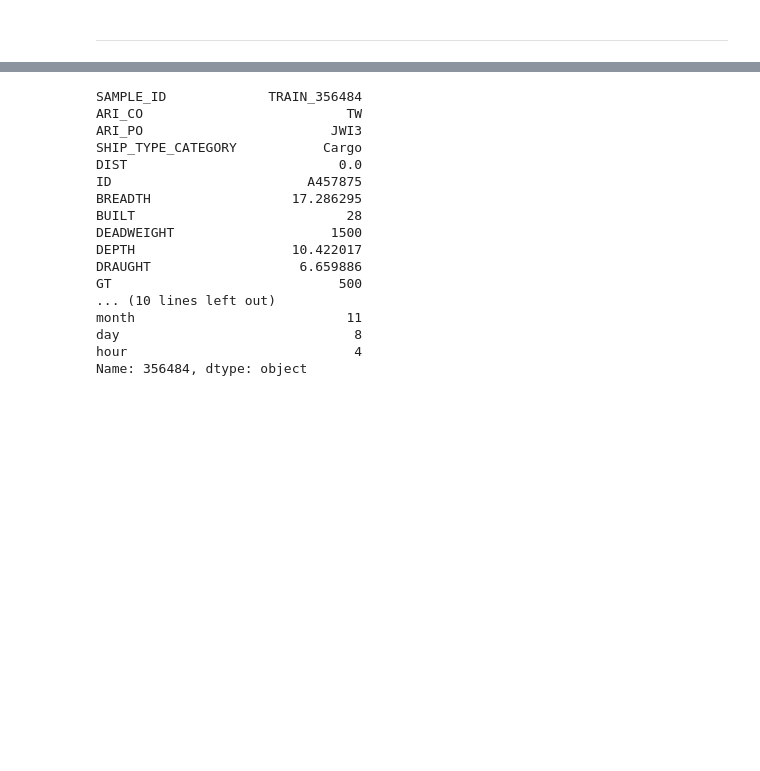
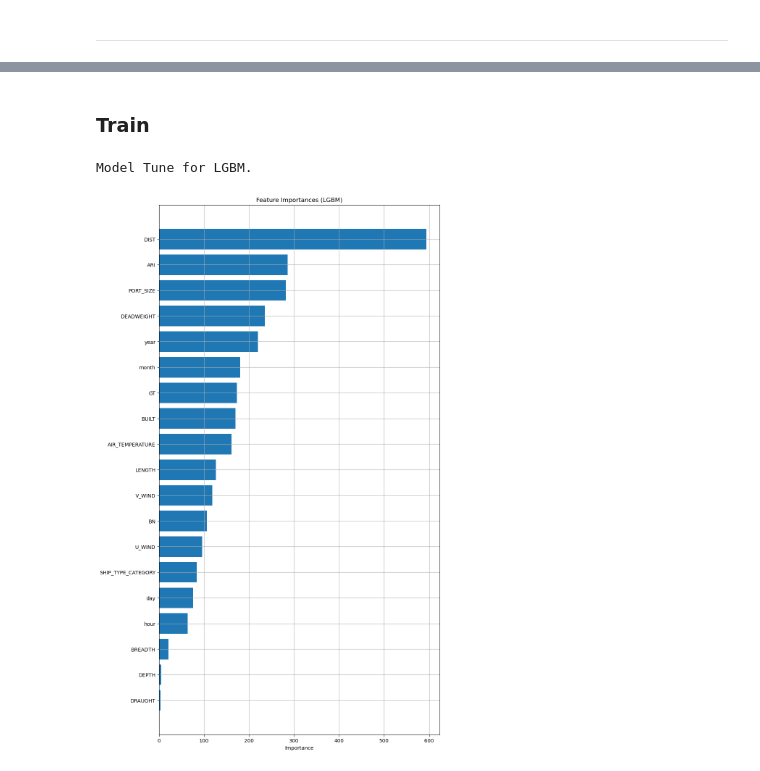
Before and after one commit to skier-song9/DevStudy, a Jupyter notebook: JupyterNotebook/DACON/HD_ship/code/main.ipynb, the cells around one changed output, grey strips where cells are left out. Drawn from its saved outputs; the diff is of its cells as text; code cells hidden in the pictures; blank space fills up the shorter version.

```diff
--- a/JupyterNotebook/DACON/HD_ship/code/main.ipynb
+++ b/JupyterNotebook/DACON/HD_ship/code/main.ipynb
@@ -21,0 +448,8 @@ with ZipFile('../data/open.zip','r') as zipObj:
+# %%
+# Create the LSTM model
+air_model = LSTM(input_size, hidden_size, num_layers, output_size)
+# %%
+criterion = nn.MSELoss()
+optimizer = optim.Adam(air_model.parameters(),lr = 0.003)
+# %%
+air_model.load_state_dict(torch.load('../model/best_air_model.pth'))
@@ -21,0 +585,4 @@ with ZipFile('../data/open.zip','r') as zipObj:
+# %%
+air_pred_df = pd.DataFrame(data=air_pred.numpy(),index=air_for_pred.index,columns=['AIR_TEMPERATURE'])
+train_fillna = train_w.copy()
+train_fillna.loc[air_for_pred.index,['AIR_TEMPERATURE']]=air_pred_df
@@ -93,20 +595,2 @@ train.loc[idx,['BREADTH','DEPTH','DRAUGHT','LENGTH']] = Cargo_ships[['BREADTH','
-# %%
-train.loc[idx] #완료
-# %% [output]
-SAMPLE_ID             TRAIN_356484
-ARI_CO                          TW
-ARI_PO                        JWI3
-SHIP_TYPE_CATEGORY           Cargo
-DIST                           0.0
-ID                         A457875
-BREADTH                  17.286295
-BUILT                           28
-DEADWEIGHT                    1500
-DEPTH                    10.422017
-DRAUGHT                   6.659886
-GT                             500
-... (10 lines left out)
-month                           11
-day                              8
-hour                             4
-Name: 356484, dtype: object
+# %% [markdown]
+### Train
@@ -112,0 +602,26 @@ Name: 356484, dtype: object
+# %%
+def train_and_evaluate(model, model_name, X_train, y_train):
+    print(f'Model Tune for {model_name}.')
+    model.fit(X_train, y_train)
+
+    feature_importances = model.feature_importances_
+    sorted_idx = feature_importances.argsort()
+
+    plt.figure(figsize=(10, len(X_train.columns)))
+    plt.title(f"Feature Importances ({model_name})")
+    plt.barh(range(X_train.shape[1]), feature_importances[sorted_idx], align='center')
+    plt.yticks(range(X_train.shape[1]), X_train.columns[sorted_idx])
+    plt.xlabel('Importance')
+    plt.grid()
+    plt.show()
+
+    return model, feature_importances
+
+X_train = train_fillna.drop(columns='CI_HOUR')
+y_train = train_fillna['CI_HOUR']
+
+# Model Tune for LGBM
+lgbm_model, lgbm_feature_importances = train_and_evaluate(lgb.LGBMRegressor(), 'LGBM', X_train, y_train)
+# %% [output]
+Model Tune for LGBM.
+[figure, added]
```
Also changed, not shown: parts of 68 cells of this notebook, 23 other files.
